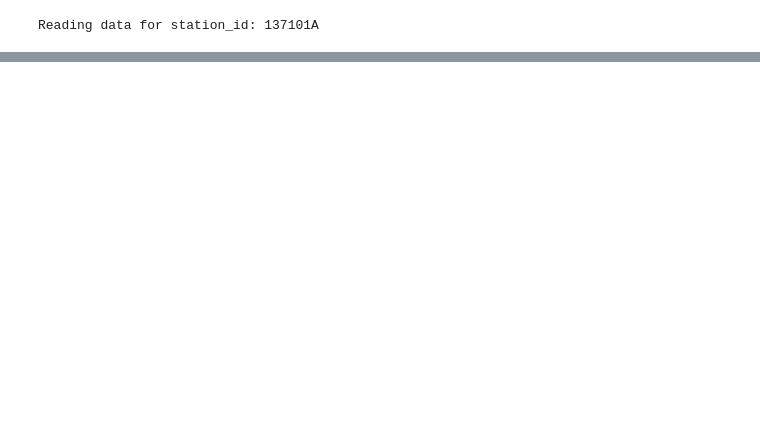
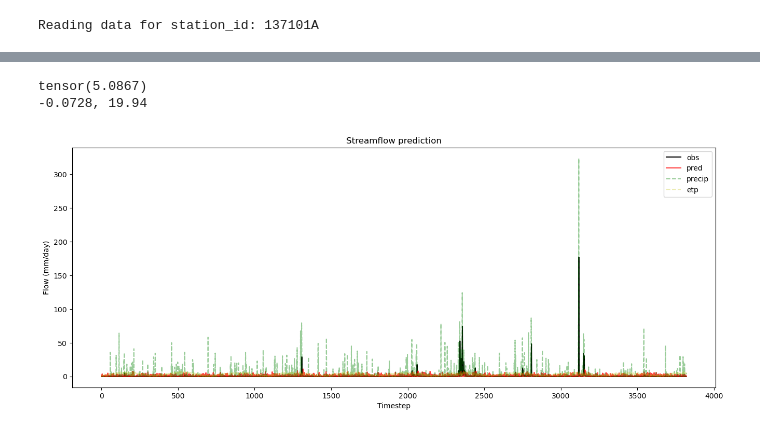
Before and after one commit to arpit-kapoor/hybrid-gr4j, a Jupyter notebook: notebooks/modelling/hygr4j_rnn_hyperopt.ipynb, the cells around one changed output, grey strips where cells are left out. Saved outputs shown, nothing was run; the diff lists cells and outputs as text; code cells hidden in the pictures; blank space fills up the shorter version.

```diff
--- a/notebooks/modelling/hygr4j_rnn_hyperopt.ipynb
+++ b/notebooks/modelling/hygr4j_rnn_hyperopt.ipynb
@@ -319,0 +322,8 @@ evaluate_preds(model, test_ds, batch_size=BATCH_SIZE)
+# %%
+print(val_step(model, loss_fn=nn.MSELoss(), dl=test_dl))
+(nse_test, nnse_test, _), Q_test, Q_test_hat = evaluate_preds(model, test_ds, batch_size=BATCH_SIZE)
+print(f"{nse_test:.4f}, {mse(Q_test, Q_test_hat):.2f}")
+# %% [output]
+tensor(5.0867)
+-0.0728, 19.94
+[figure, added]
```
Also changed, not shown: parts of 18 cells of this notebook, 3 other files.
